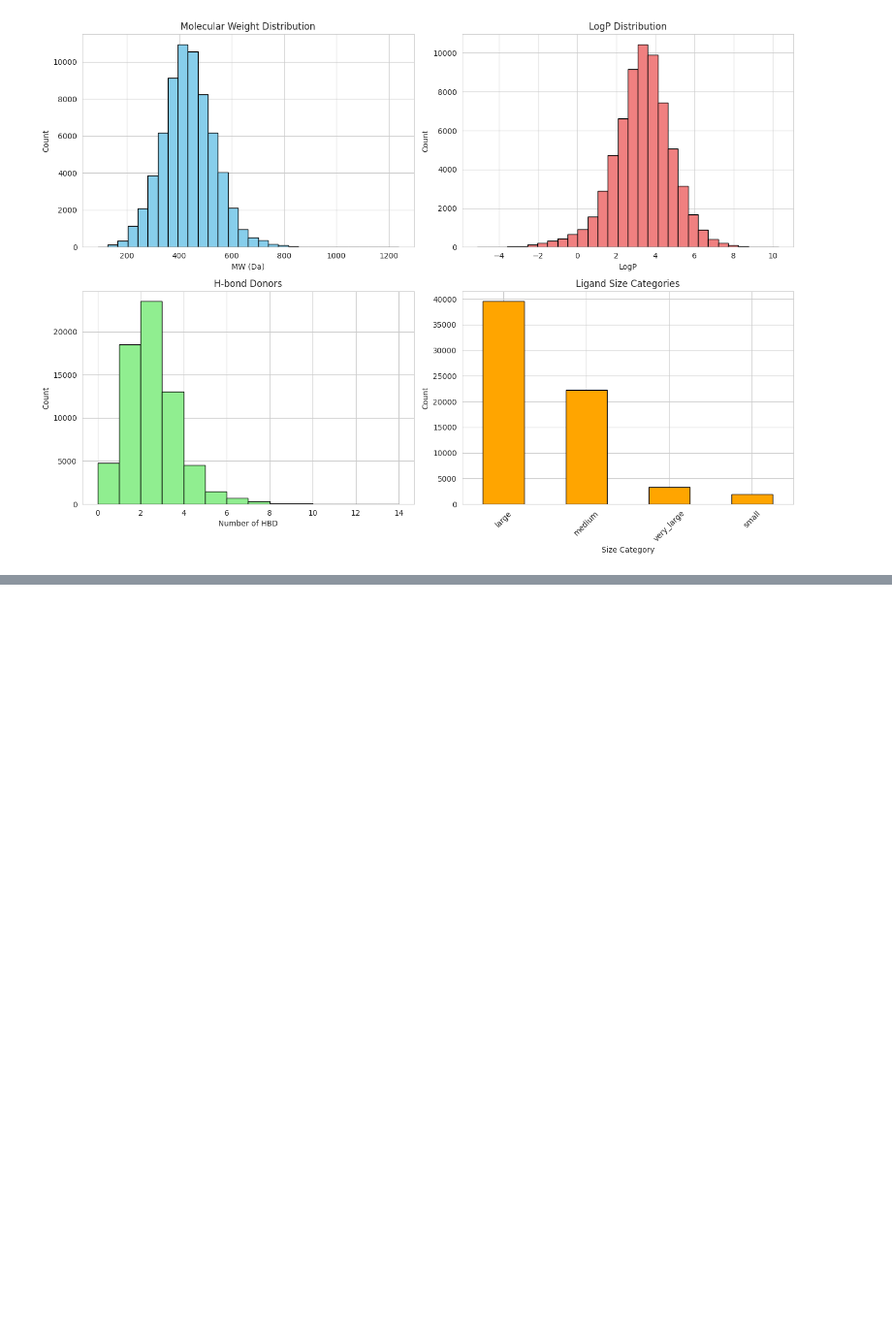
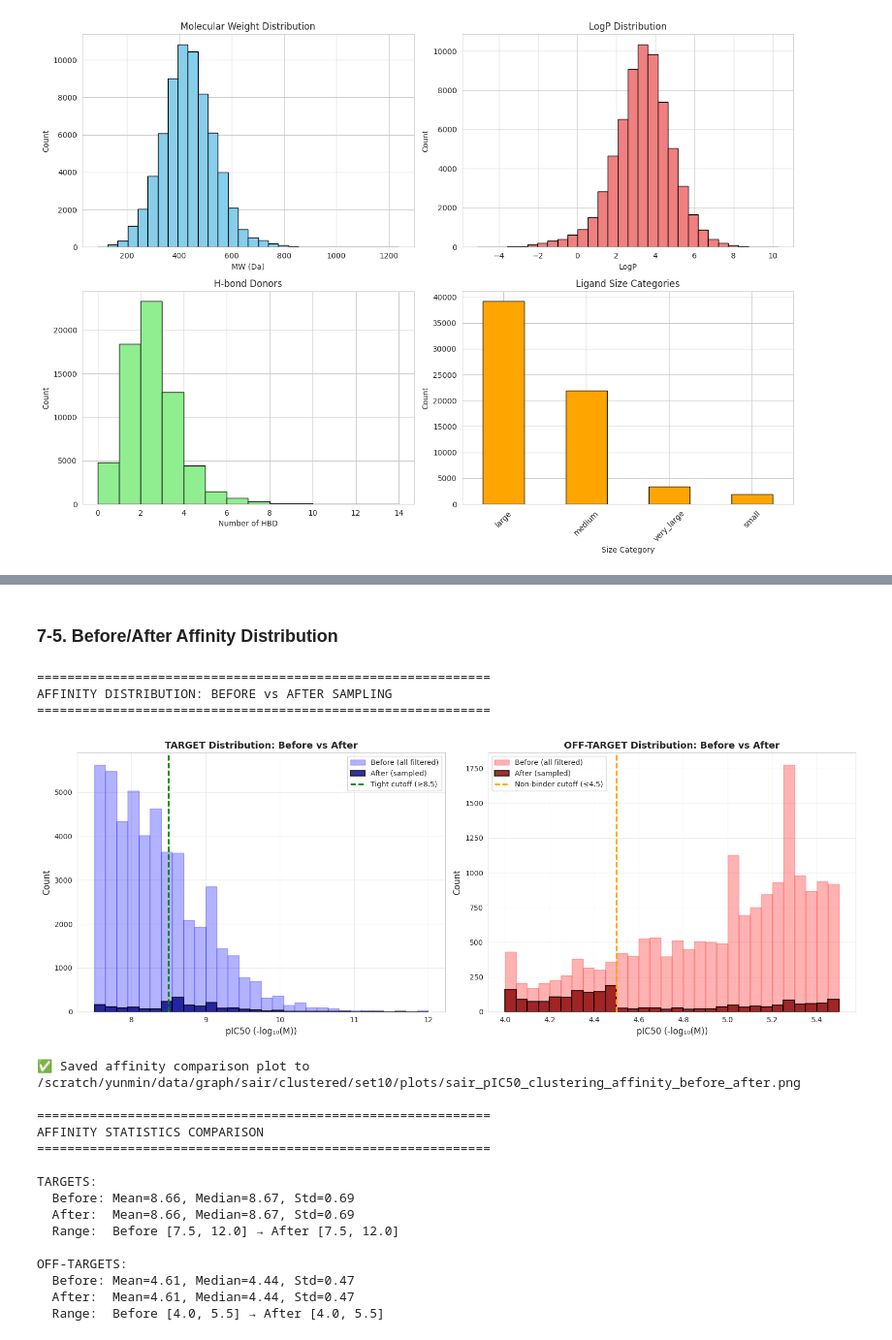
Before and after one commit to yunmin12/LigandMPNN, a Jupyter notebook: dataprep/sair_cluster_fast.ipynb, the cells around one changed output, grey strips where cells are left out. Shown at 97% size. Saved outputs shown, nothing was run; the diff lists cells and outputs as text; code cells hidden in the pictures; blank space fills up the shorter version.

```diff
--- a/dataprep/sair_cluster_fast.ipynb
+++ b/dataprep/sair_cluster_fast.ipynb
@@ -1032 +1143,73 @@ print(f"✅ Saved scatter analysis to {OUT_DIR / 'plots' / 'sair_clustering_scat
+# %% [markdown]
+### 7-5. Before/After Affinity Distribution
+# %%
+print("="*60)
+print("AFFINITY DISTRIBUTION: BEFORE vs AFTER SAMPLING")
+print("="*60)
+
+fig, axes = plt.subplots(1, 2, figsize=(16, 6))
+
+# Target histogram
+axes[0].hist(df_filtered[df_filtered['target_type'] == 'target'][f'pIC50'],
+             bins=30, alpha=0.3, label='Before (all filtered)', color='blue', edgecolor='blue')
+axes[0].hist(final_selection[final_selection['target_type'] == 'target'][f'pIC50'],
+             bins=30, alpha=0.8, label='After (sampled)', color='darkblue', edgecolor='black', linewidth=1.5)
+axes[0].axvline(TIGHT_BINDER_CUTOFF, color='green', linestyle='--', linewidth=2, label=f'Tight cutoff (≥{TIGHT_BINDER_CUTOFF})')
+axes[0].set_xlabel(f'pIC50 (-log₁₀(M))', fontsize=12)
+axes[0].set_ylabel('Count', fontsize=12)
+axes[0].set_title('TARGET Distribution: Before vs After', fontweight='bold', fontsize=13)
+axes[0].legend(fontsize=10)
+axes[0].grid(True, alpha=0.3)
+
+# Off-target histogram
+axes[1].hist(df_filtered[df_filtered['target_type'] == 'off_target'][f'pIC50'],
+             bins=30, alpha=0.3, label='Before (all filtered)', color='red', edgecolor='red')
+axes[1].hist(final_selection[final_selection['target_type'] == 'off_target'][f'pIC50'],
+             bins=30, alpha=0.8, label='After (sampled)', color='darkred', edgecolor='black', linewidth=1.5)
+axes[1].axvline(NON_BINDER_CUTOFF, color='orange', linestyle='--', linewidth=2, label=f'Non-binder cutoff (≤{NON_BINDER_CUTOFF})')
+axes[1].set_xlabel(f'pIC50 (-log₁₀(M))', fontsize=12)
+axes[1].set_ylabel('Count', fontsize=12)
+axes[1].set_title('OFF-TARGET Distribution: Before vs After', fontweight='bold', fontsize=13)
+axes[1].legend(fontsize=10)
+axes[1].grid(True, alpha=0.3)
+
+plt.tight_layout()
+plt.savefig(OUT_DIR / 'plots' / f'sair_pIC50_clustering_affinity_before_after.png', dpi=300, bbox_inches='tight')
+plt.show()
+
+print(f"✅ Saved affinity comparison plot to {OUT_DIR / 'plots' / f'sair_pIC50_clustering_affinity_before_after.png'}")
+
+# Print statistics comparison
+print(f"\n{'='*60}")
+print("AFFINITY STATISTICS COMPARISON")
+print(f"{'='*60}")
+
+for ttype, label in [('target', 'TARGETS'), ('off_target', 'OFF-TARGETS')]:
+    before = final_selection[final_selection['target_type'] == ttype][f'pIC50']
+    after = final_selection[final_selection['target_type'] == ttype][f'pIC50']
+
+    print(f"\n{label}:")
+    print(f"  Before: Mean={float(before.mean()):.2f}, Median={float(before.median()):.2f}, Std={float(before.std()):.2f}")
+    print(f"  After:  Mean={float(after.mean()):.2f}, Median={float(after.median()):.2f}, Std={float(after.std()):.2f}")
+    print(f"  Range:  Before [{float(before.min()):.1f}, {float(before.max()):.1f}] → After [{float(after.min()):.1f}, {float(after.max()):.1f}]")
+# %% [output]
+============================================================
+AFFINITY DISTRIBUTION: BEFORE vs AFTER SAMPLING
+============================================================
+[figure, added]
+✅ Saved affinity comparison plot to /scratch/yunmin/data/graph/sair/clustered/set10/plots/sair_pIC50_clustering_affinity_before_after.png
+
+============================================================
+AFFINITY STATISTICS COMPARISON
+============================================================
+
+TARGETS:
+  Before: Mean=8.66, Median=8.67, Std=0.69
+  After:  Mean=8.66, Median=8.67, Std=0.69
+  Range:  Before [7.5, 12.0] → After [7.5, 12.0]
+
+OFF-TARGETS:
+  Before: Mean=4.61, Median=4.44, Std=0.47
+  After:  Mean=4.61, Median=4.44, Std=0.47
+  Range:  Before [4.0, 5.5] → After [4.0, 5.5]
 # %% [markdown]
```
Also changed, not shown: parts of 33 cells of this notebook, 2 other files.
